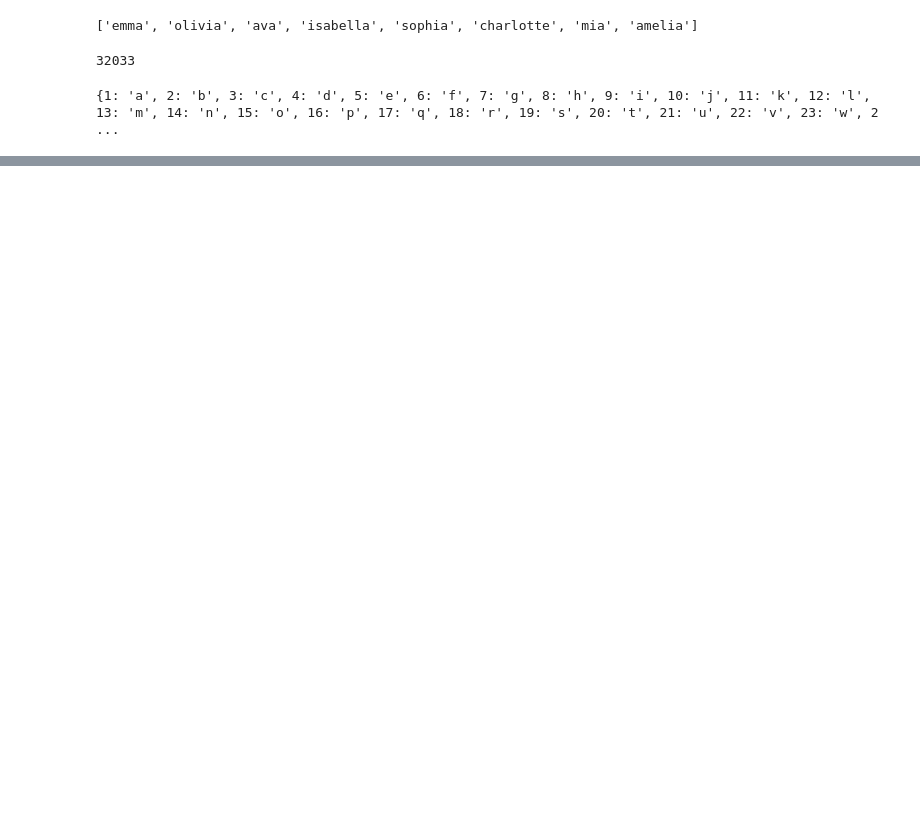
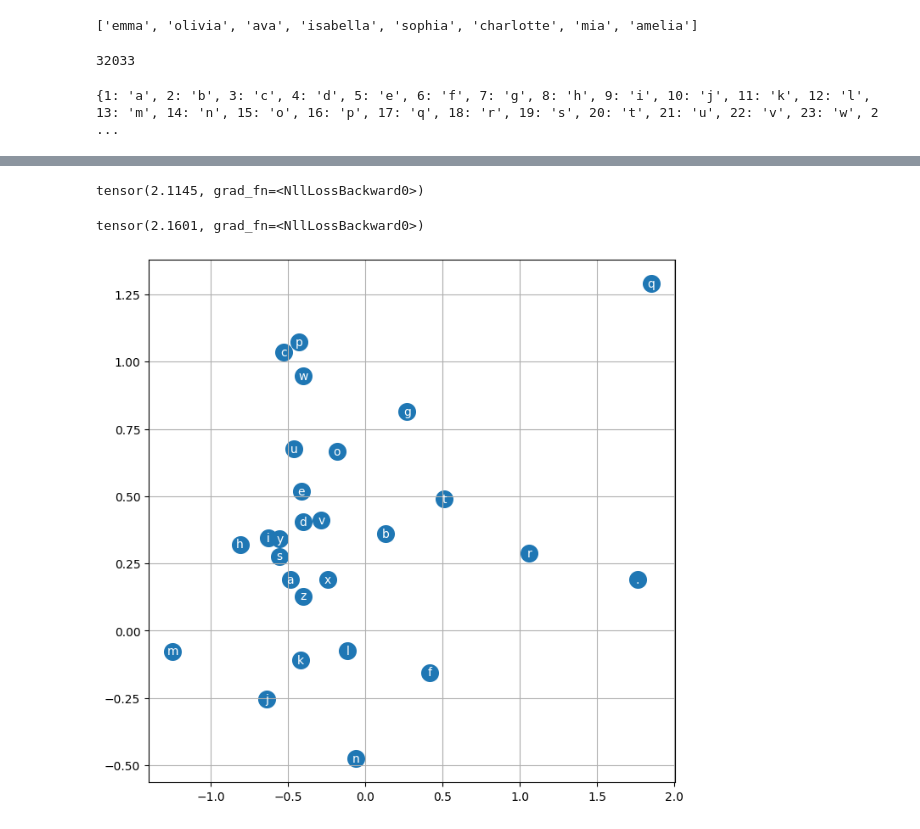
Before and after one commit to vdeng9/pytorch-ml-learning, a Jupyter notebook: NN Learning/lecture3/lecture3(makemorept2).ipynb, the cells around one changed output, grey strips where cells are left out. Drawn from its saved outputs; the diff is of its cells as text; code cells hidden in the pictures; blank space fills up the shorter version.

```diff
--- a/NN Learning/lecture3/lecture3(makemorept2).ipynb
+++ b/NN Learning/lecture3/lecture3(makemorept2).ipynb
@@ -175,0 +188,24 @@ for _ in range(100):
+# %%
+emb = C[Xtr]
+h = torch.tanh(emb.view(-1, 30) @ W1 + b1)
+logits = h @ W2 + b2
+loss = F.cross_entropy(logits, Ytr)
+loss
+# %% [output]
+tensor(2.1145, grad_fn=<NllLossBackward0>)
+# %%
+emb = C[Xdev]
+h = torch.tanh(emb.view(-1, 30) @ W1 + b1)
+logits = h @ W2 + b2
+loss = F.cross_entropy(logits, Ydev)
+loss
+# %% [output]
+tensor(2.1601, grad_fn=<NllLossBackward0>)
+# %%
+plt.figure(figsize=(8,8))
+plt.scatter(C[:,0].data, C[:,1].data, s=200)
+for i in range(C.shape[0]):
+    plt.text(C[i,0].item(), C[i,1].item(), itos[i], ha="center", va="center", color="white")
+plt.grid('minor')
+# %% [output]
+[figure, added]
```
Also changed, not shown: parts of 19 cells of this notebook.
